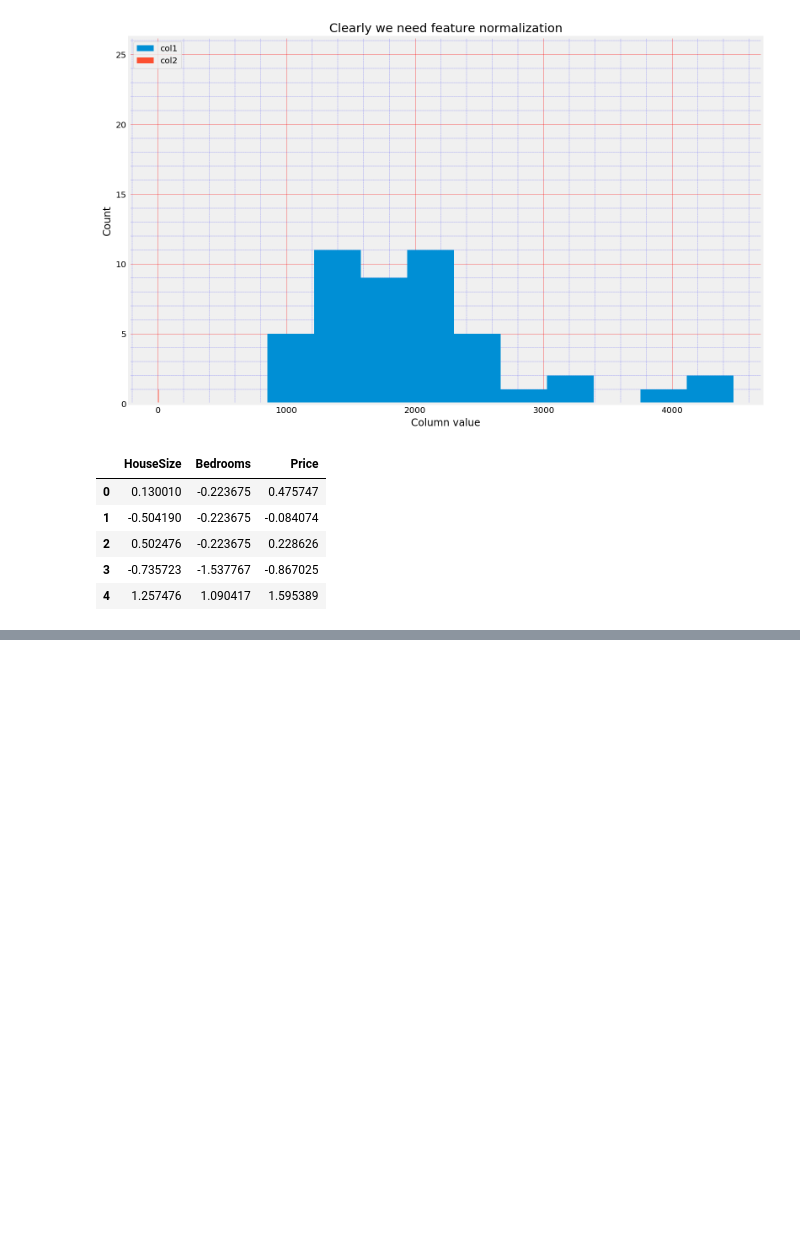
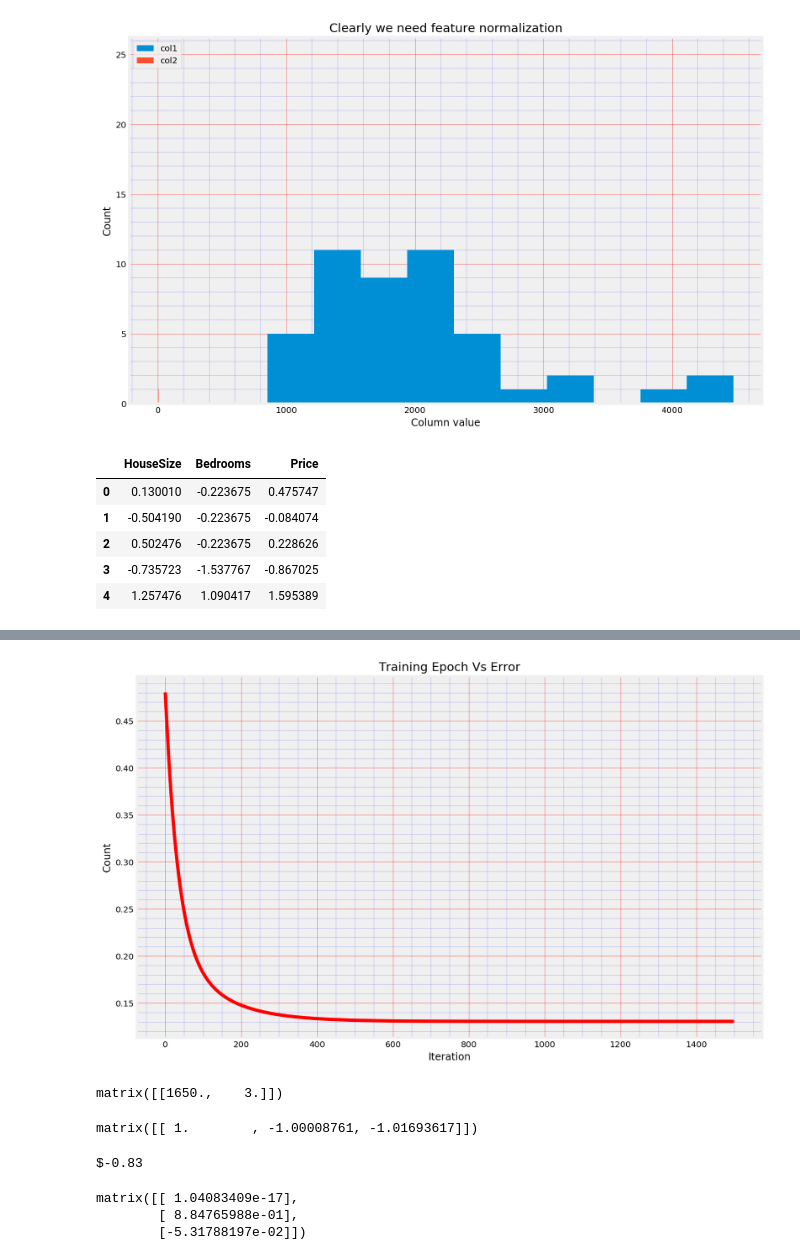
Before and after one commit to msatheeshkumar/ml-python-self-learning, a Jupyter notebook: cera/ex1/ex1.ipynb, the cells around one changed output, grey strips where cells are left out. Saved outputs shown, nothing was run; the diff lists cells and outputs as text; code cells hidden in the pictures; blank space fills up the shorter version.

```diff
--- a/cera/ex1/ex1.ipynb
+++ b/cera/ex1/ex1.ipynb
@@ -316,0 +335,30 @@ J
+# %%
+fig, ax = plt.subplots(figsize = (12, 8))
+ax.plot(np.arange(iterations), J_hist2, 'r')
+ax.set_xlabel('Iteration')
+ax.set_ylabel('Count')
+ax.set_title('Training Epoch Vs Error')
+ax.set_axisbelow(True)
+ax.minorticks_on()
+ls = (0, (3, 1, 1, 1, 1, 1))
+ax.grid(which='major', linestyle='-', linewidth='0.3', color='red')
+ax.grid(which='minor', linestyle=ls, linewidth='0.2', color='blue')
+ax.tick_params(which='both')
+# %% [output]
+[figure, added]
+# %%
+ytest = np.matrix(np.array([1650., 3.]))
+ytest
+# %% [output]
+matrix([[1650.,    3.]])
+# %%
+ytest[0, 0] = (ytest[0, 0] - _mean_normalize[0]) / _mean_normalize[0] # HouseSize feature normalize for new house
+ytest[0, 1] = (ytest[0, 1] - _mean_normalize[1]) / _mean_normalize[1] # Bedroom feature normalize for new house
+ytest = np.insert(ytest, 0, 1, axis=1)
+ytest
+# %% [output]
+matrix([[ 1.        , -1.00008761, -1.01693617]])
+# %%
+print("$%0.2f" % float(ytest * theta2.T))
+# %% [output]
+$-0.83
@@ -316,0 +368,7 @@ J
+# %%
+theta3 = normEqn(X2, y2)
+theta3
+# %% [output]
+matrix([[ 1.04083409e-17],
+        [ 8.84765988e-01],
+        [-5.31788197e-02]])
```
Also changed, not shown: parts of 10 cells of this notebook.
